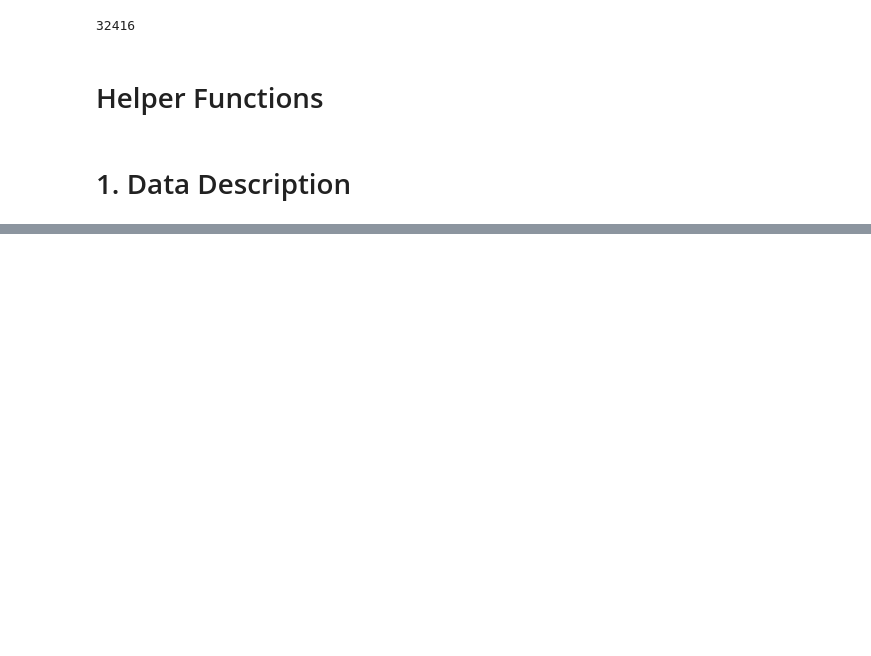
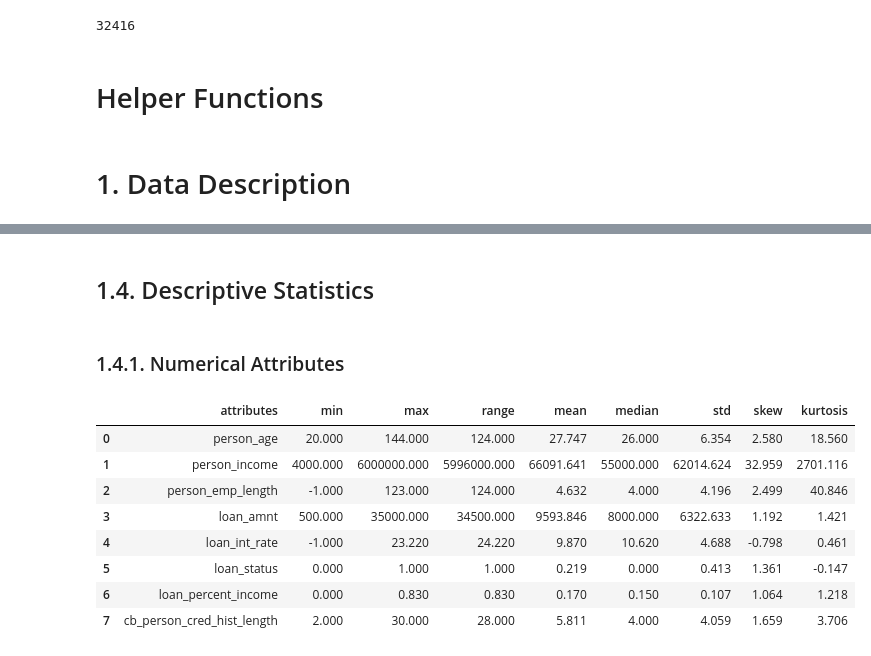
Before and after one commit to lucasquemelli/credit_risk_assessment, a Jupyter notebook: credit_risk_assessment.ipynb, the cells around one changed output, grey strips where cells are left out. Cells and saved outputs as stored; diff of their text form; code cells hidden in the pictures; blank space fills up the shorter version.

```diff
--- a/credit_risk_assessment.ipynb
+++ b/credit_risk_assessment.ipynb
@@ -165,0 +244,2 @@ def cramers_v(x, y):
+# %% [markdown]
+## 1.4. Descriptive Statistics
@@ -165,0 +249,31 @@ def cramers_v(x, y):
+# %% [markdown]
+### 1.4.1. Numerical Attributes
+# %%
+pd.set_option('display.float_format', lambda x: '%.3f' % x)
+
+# Central Tendency - Mean, Mediana
+ct1 = pd.DataFrame(num_attributes.apply(np.mean)).T
+ct2 = pd.DataFrame(num_attributes.apply(np.median)).T
+
+# Dispersions - Std, Min, Max, Range, Skew, Kurtosis
+d1 = pd.DataFrame(num_attributes.apply(np.std)).T
+d2 = pd.DataFrame(num_attributes.apply(min)).T
+d3 = pd.DataFrame(num_attributes.apply(max)).T
+d4 = pd.DataFrame(num_attributes.apply(lambda x: x.max() - x.min())).T
+d5 = pd.DataFrame(num_attributes.apply(lambda x: x.skew())).T
+d6 = pd.DataFrame(num_attributes.apply(lambda x: x.kurtosis())).T
+
+# Concatenate
+ct = pd.concat([d2, d3, d4, ct1, ct2, d1, d5, d6]).T.reset_index()
+ct.columns = ['attributes', 'min', 'max', 'range', 'mean', 'median', 'std', 'skew', 'kurtosis']
+ct
+# %% [output]
+|  | attributes | min | max | range | mean | median | std | skew | kurtosis |
+| 0 | person_age | 20.000 | 144.000 | 124.000 | 27.747 | 26.000 | 6.354 | 2.580 | 18.560 |
+| 1 | person_income | 4000.000 | 6000000.000 | 5996000.000 | 66091.641 | 55000.000 | 62014.624 | 32.959 | 2701.116 |
+| 2 | person_emp_length | -1.000 | 123.000 | 124.000 | 4.632 | 4.000 | 4.196 | 2.499 | 40.846 |
+| 3 | loan_amnt | 500.000 | 35000.000 | 34500.000 | 9593.846 | 8000.000 | 6322.633 | 1.192 | 1.421 |
+| 4 | loan_int_rate | -1.000 | 23.220 | 24.220 | 9.870 | 10.620 | 4.688 | -0.798 | 0.461 |
+| 5 | loan_status | 0.000 | 1.000 | 1.000 | 0.219 | 0.000 | 0.413 | 1.361 | -0.147 |
+| 6 | loan_percent_income | 0.000 | 0.830 | 0.830 | 0.170 | 0.150 | 0.107 | 1.064 | 1.218 |
+| 7 | cb_person_cred_hist_length | 2.000 | 30.000 | 28.000 | 5.811 | 4.000 | 4.059 | 1.659 | 3.706 |
```
Also changed, not shown: parts of 20 cells of this notebook.
